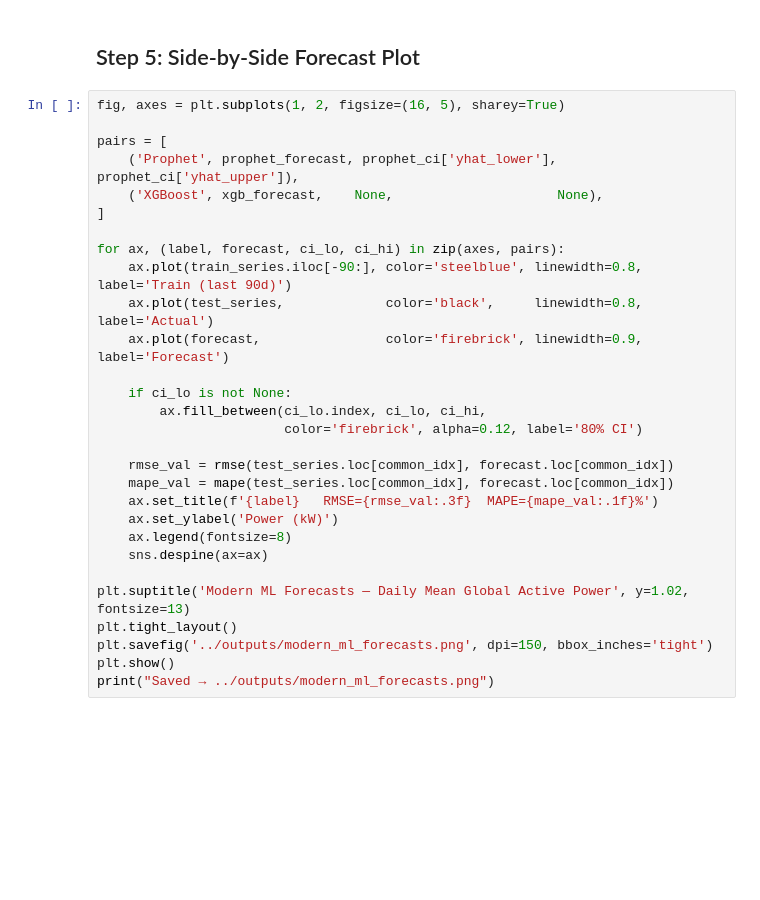
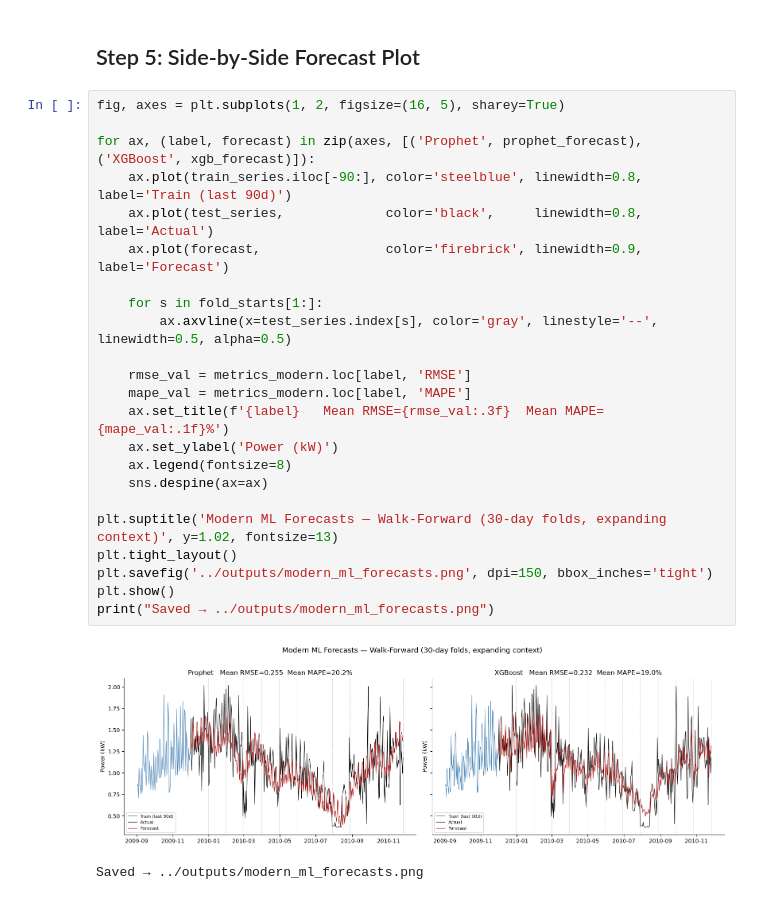
Before and after one commit to brody-rm/household-power, a Jupyter notebook: notebooks/03_modern_ml.ipynb, the cells around one changed output. Cells and saved outputs as stored; diff of their text form; blank space fills up the shorter version.

Commit message:
30-day walk forward testing

```diff
--- a/notebooks/03_modern_ml.ipynb
+++ b/notebooks/03_modern_ml.ipynb
@@ -297,29 +429,26 @@ display(
 # %%
 fig, axes = plt.subplots(1, 2, figsize=(16, 5), sharey=True)
 
-pairs = [
-    ('Prophet', prophet_forecast, prophet_ci['yhat_lower'], prophet_ci['yhat_upper']),
-    ('XGBoost', xgb_forecast,    None,                     None),
-]
-
-for ax, (label, forecast, ci_lo, ci_hi) in zip(axes, pairs):
+for ax, (label, forecast) in zip(axes, [('Prophet', prophet_forecast), ('XGBoost', xgb_forecast)]):
     ax.plot(train_series.iloc[-90:], color='steelblue', linewidth=0.8, label='Train (last 90d)')
     ax.plot(test_series,             color='black',     linewidth=0.8, label='Actual')
     ax.plot(forecast,                color='firebrick', linewidth=0.9, label='Forecast')
 
-    if ci_lo is not None:
-        ax.fill_between(ci_lo.index, ci_lo, ci_hi,
-                        color='firebrick', alpha=0.12, label='80% CI')
+    for s in fold_starts[1:]:
+        ax.axvline(x=test_series.index[s], color='gray', linestyle='--', linewidth=0.5, alpha=0.5)
 
-    rmse_val = rmse(test_series.loc[common_idx], forecast.loc[common_idx])
-    mape_val = mape(test_series.loc[common_idx], forecast.loc[common_idx])
-    ax.set_title(f'{label}   RMSE={rmse_val:.3f}  MAPE={mape_val:.1f}%')
+    rmse_val = metrics_modern.loc[label, 'RMSE']
+    mape_val = metrics_modern.loc[label, 'MAPE']
+    ax.set_title(f'{label}   Mean RMSE={rmse_val:.3f}  Mean MAPE={mape_val:.1f}%')
     ax.set_ylabel('Power (kW)')
     ax.legend(fontsize=8)
     sns.despine(ax=ax)
 
-plt.suptitle('Modern ML Forecasts — Daily Mean Global Active Power', y=1.02, fontsize=13)
+plt.suptitle('Modern ML Forecasts — Walk-Forward (30-day folds, expanding context)', y=1.02, fontsize=13)
 plt.tight_layout()
 plt.savefig('../outputs/modern_ml_forecasts.png', dpi=150, bbox_inches='tight')
 plt.show()
 print("Saved → ../outputs/modern_ml_forecasts.png")
+# %% [output]
+[figure, added]
+Saved → ../outputs/modern_ml_forecasts.png
```
Also changed, not shown: parts of 13 cells of this notebook, 7 other files.
